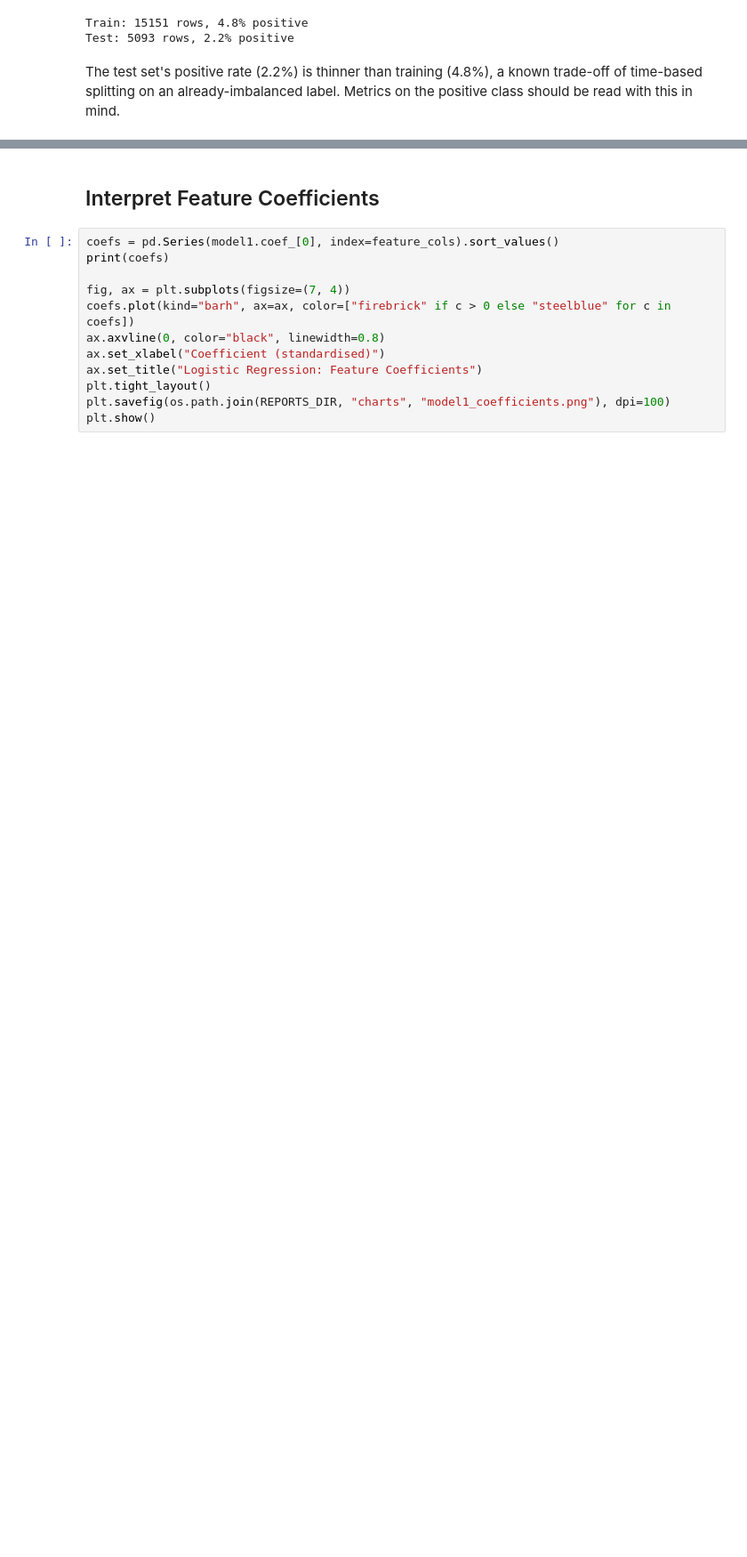
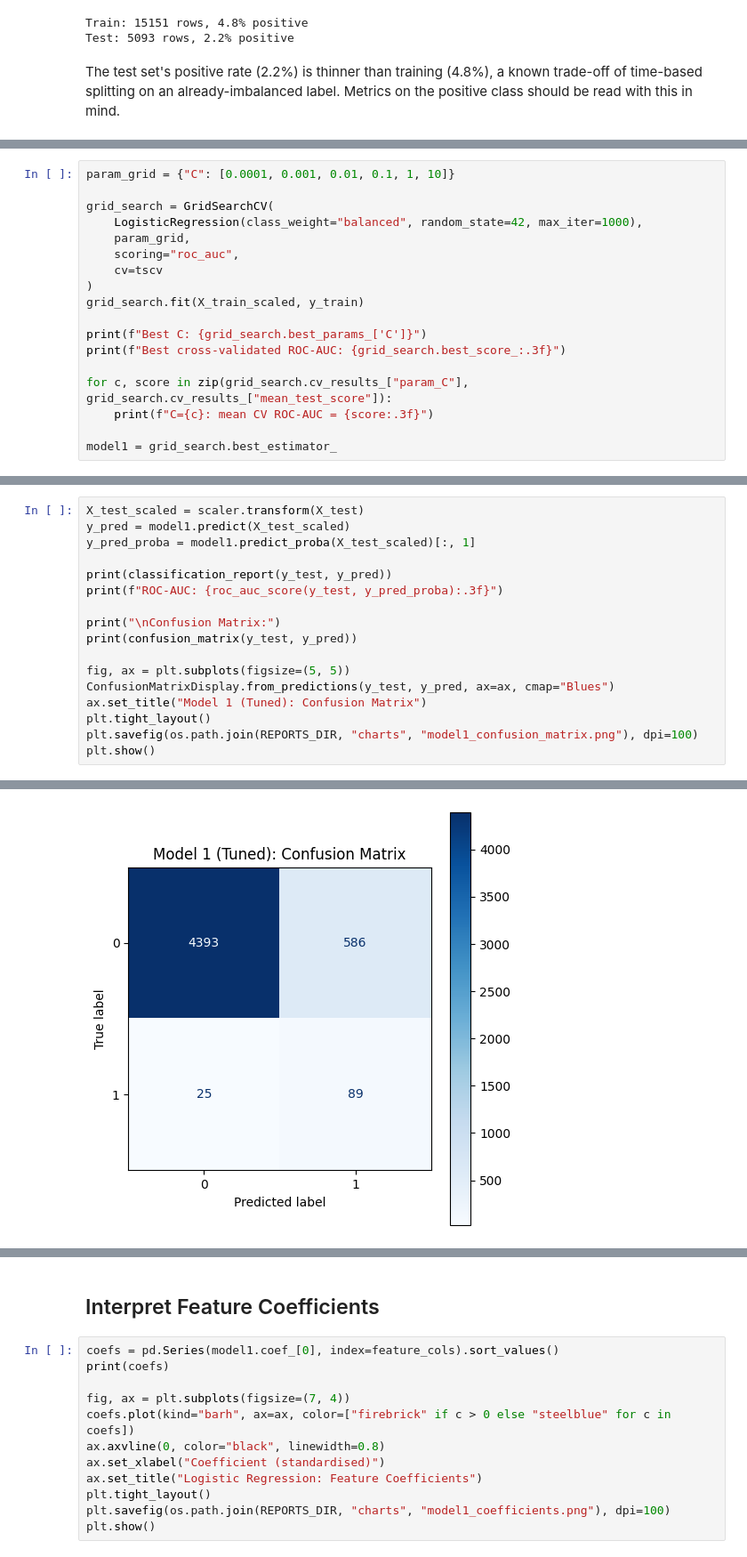
Before and after one commit to GopolangMmutlwaneCaptone/Risk-Concentration-Flagging, a Jupyter notebook: src/models/model1_logistic_regression.ipynb, the cells around one changed output, grey strips where cells are left out. Shown at 89% size. Drawn from its saved outputs; the diff is of its cells as text; blank space fills up the shorter version.

```diff
--- a/src/models/model1_logistic_regression.ipynb
+++ b/src/models/model1_logistic_regression.ipynb
@@ -73,0 +117,18 @@ Model fitted.
+# %%
+param_grid = {"C": [0.0001, 0.001, 0.01, 0.1, 1, 10]}
+
+grid_search = GridSearchCV(
+    LogisticRegression(class_weight="balanced", random_state=42, max_iter=1000),
+    param_grid,
+    scoring="roc_auc",
+    cv=tscv
+)
+grid_search.fit(X_train_scaled, y_train)
+
+print(f"Best C: {grid_search.best_params_['C']}")
+print(f"Best cross-validated ROC-AUC: {grid_search.best_score_:.3f}")
+
+for c, score in zip(grid_search.cv_results_["param_C"], grid_search.cv_results_["mean_test_score"]):
+    print(f"C={c}: mean CV ROC-AUC = {score:.3f}")
+
+model1 = grid_search.best_estimator_
@@ -73,0 +144,18 @@ Model fitted.
+# %%
+X_test_scaled = scaler.transform(X_test)
+y_pred = model1.predict(X_test_scaled)
+y_pred_proba = model1.predict_proba(X_test_scaled)[:, 1]
+
+print(classification_report(y_test, y_pred))
+print(f"ROC-AUC: {roc_auc_score(y_test, y_pred_proba):.3f}")
+
+print("\nConfusion Matrix:")
+print(confusion_matrix(y_test, y_pred))
+
+fig, ax = plt.subplots(figsize=(5, 5))
+ConfusionMatrixDisplay.from_predictions(y_test, y_pred, ax=ax, cmap="Blues")
+ax.set_title("Model 1 (Tuned): Confusion Matrix")
+plt.tight_layout()
+plt.savefig(os.path.join(REPORTS_DIR, "charts", "model1_confusion_matrix.png"), dpi=100)
+plt.show()
+# %% [output]
@@ -73,0 +176 @@ Model fitted.
+[figure, added]
```
Also changed, not shown: parts of 22 cells of this notebook, 1 other file.
